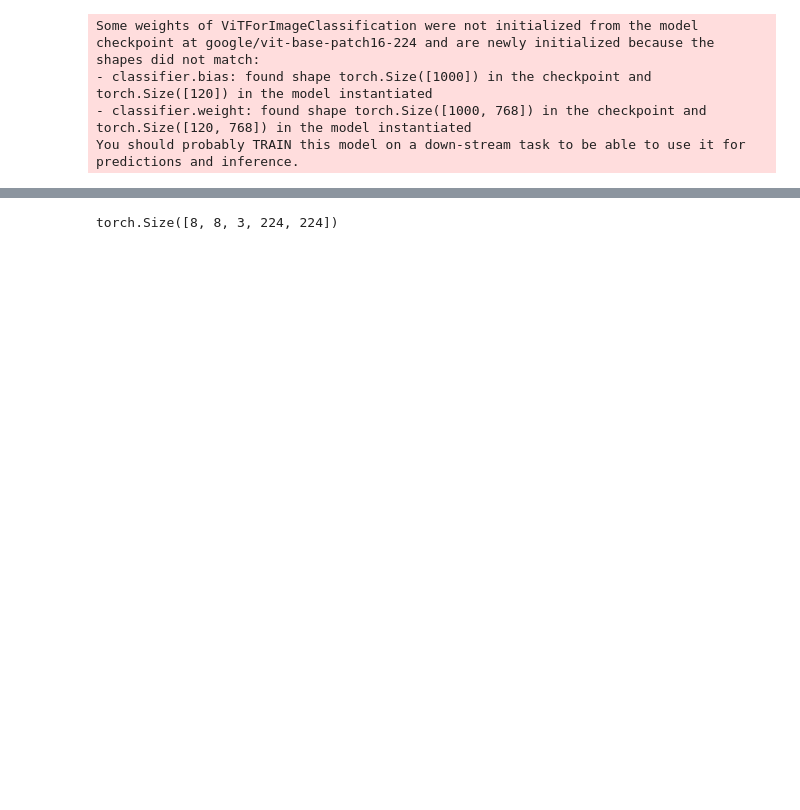
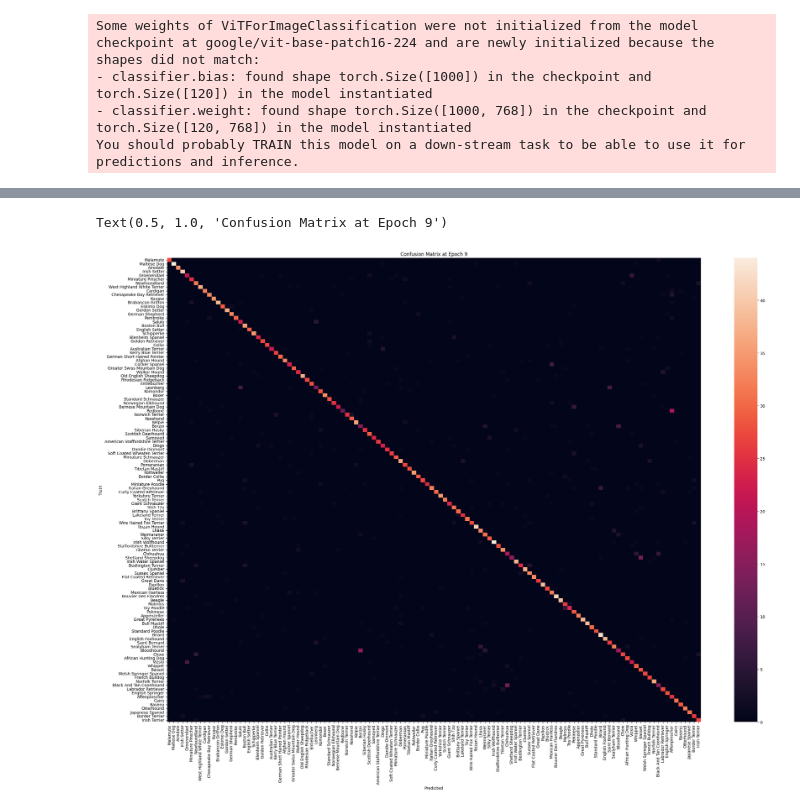
Before and after one commit to amaye15/CanineNet, a Jupyter notebook: code/dev.ipynb, the cells around one changed output, grey strips where cells are left out. Saved outputs shown, nothing was run; the diff lists cells and outputs as text; code cells hidden in the pictures; blank space fills up the shorter version.

```diff
--- a/code/dev.ipynb
+++ b/code/dev.ipynb
@@ -110,9 +103,9 @@ run = mlflow.start_run()
 # model_graph = draw_graph(model, input_size=(1, 3, 256, 256), device='meta', roll=True)
 
 # Train Config
-EPOCHS = 1
-LEARNING_RATE = 0.001
-BATCH_SIZE = 8
+EPOCHS = 10
+LEARNING_RATE = 5e-5
+BATCH_SIZE = 64
 DEVICE = "cuda" if torch.cuda.is_available() else "cpu"
 TRANSFORM = True
 
@@ -122,7 +115,10 @@ TRANSFORM = True
 
 # Criteria & Optimiser
 criterion = nn.CrossEntropyLoss()
-optimizer = optim.Adam(model.parameters(), lr = LEARNING_RATE)
+#optimizer = optim.Adam(model.parameters(), lr = LEARNING_RATE)
+optimizer = AdamW(model.parameters(), lr=LEARNING_RATE)
+num_training_steps = EPOCHS * dataset["train"].num_rows
+scheduler = get_linear_schedule_with_warmup(optimizer, num_warmup_steps=num_training_steps * 0.01, num_training_steps=num_training_steps)
 
 # Device
 model.to(DEVICE)
@@ -152,6 +148,7 @@ for epoch in range(EPOCHS):
   #   dataset.set_transform(partial(transforms, transformation_function = transformation, to_tensor = True,))
 
   # Train
+  print("Train")
   model.train()
   for batch in DataLoader(dataset["train"], batch_size=BATCH_SIZE, shuffle=True):
       optimizer.zero_grad()
@@ -159,6 +156,7 @@ for epoch in range(EPOCHS):
       loss = criterion(output.logits, batch["target"].to(DEVICE))
       loss.backward()
       optimizer.step()
+      scheduler.step()
 
       train_step += 1
 
@@ -168,8 +166,8 @@ for epoch in range(EPOCHS):
                                                                                                output.logits.argmax(dim=1).cpu().numpy(),
                                                                                                average='macro',
                                                                                                zero_division = 0.0)
-      print(batch["target"].numpy())
-      print(output.logits.argmax(dim=1).cpu().numpy())
+      # print(batch["target"].numpy())
+      # print(output.logits.argmax(dim=1).cpu().numpy())
 
       # Log training metrics
       mlflow.log_metrics({'train_loss': loss.item(),
@@ -185,11 +183,12 @@ for epoch in range(EPOCHS):
               'train_f1': train_f1,})
 
   # Test
+  print("Test")
   model.eval()
   with torch.no_grad():
       for batch in DataLoader(dataset["test"], batch_size=BATCH_SIZE, shuffle=False):
           output = model(batch["image"].squeeze(dim=0).float().to(DEVICE))
-          loss = criterion(output, batch["target"].to(DEVICE))
+          loss = criterion(output.logits, batch["target"].to(DEVICE))
 
           test_step += 1
 
@@ -247,6 +245,30 @@ KeyboardInterrupt:
-# %%
-batch["image"].size()
-# %% [output]
-torch.Size([8, 8, 3, 224, 224])
 # %%
 mlflow.end_run()
+# %%
+  all_test_labels = []
+  all_test_preds = []
+
+  model.eval()
+  with torch.no_grad():
+      for batch in DataLoader(dataset["test"], batch_size=BATCH_SIZE, shuffle=False):
+          output = model(batch["image"].squeeze(dim=0).float().to(DEVICE))
+          all_test_labels.extend(batch["target"].numpy().tolist())
+          all_test_preds.extend(output.logits.argmax(dim=1).cpu().numpy().tolist())
+# %%
+id2labels = dict(zip(dataset["train"].features["target"].id, dataset["train"].features["target"].names))
+id2labels
+# %%
+sorted_ids = sorted(id2labels.keys())
+class_names = [id2labels[i] for i in sorted_ids]
+
+cm = confusion_matrix([id2labels[i] for i in all_test_labels], [id2labels[i] for i in all_test_preds])
+plt.figure(figsize=(30,21))
+#sns.heatmap(cm, annot=True)
+sns.heatmap(cm, annot=False, xticklabels=class_names, yticklabels=class_names)
+plt.xlabel('Predicted')
+plt.ylabel('Truth')
+plt.title(f'Confusion Matrix at Epoch {epoch}')
+#plt.savefig("confusion_matrix.png")
+# %% [output]
+Text(0.5, 1.0, 'Confusion Matrix at Epoch 9')
+[figure, added]
```
Also changed, not shown: parts of 4 cells of this notebook.
